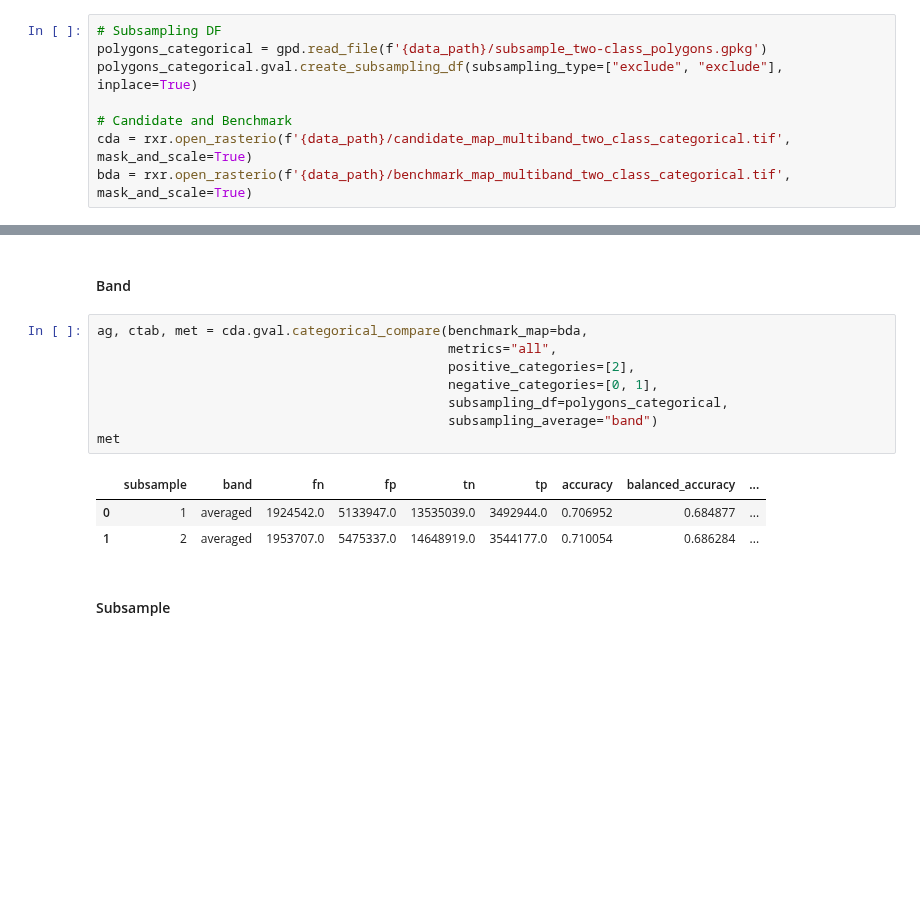
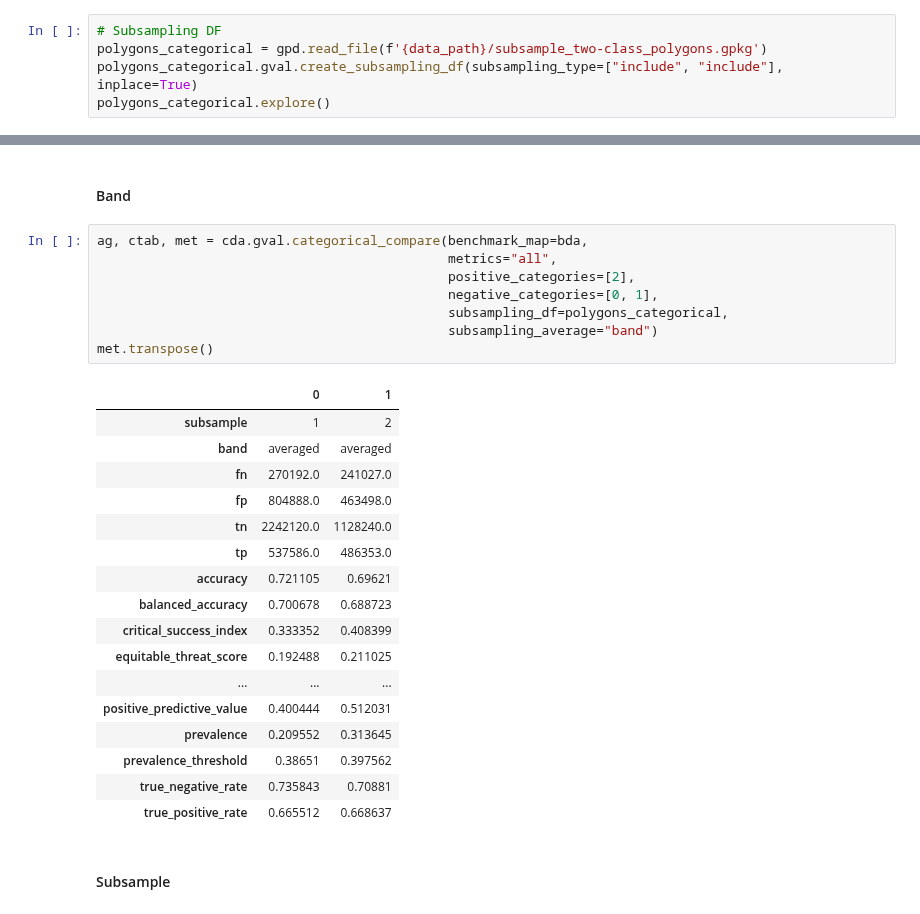
Before and after one commit to NOAA-OWP/gval, a Jupyter notebook: notebooks/Subsampling Tutorial.ipynb, the cells around one changed output, grey strips where cells are left out. Drawn from its saved outputs; the diff is of its cells as text; blank space fills up the shorter version.

```diff
--- a/notebooks/Subsampling Tutorial.ipynb
+++ b/notebooks/Subsampling Tutorial.ipynb
@@ -118,8 +140,5 @@ met
 # %%
 # Subsampling DF
 polygons_categorical = gpd.read_file(f'{data_path}/subsample_two-class_polygons.gpkg')
-polygons_categorical.gval.create_subsampling_df(subsampling_type=["exclude", "exclude"], inplace=True)
-
-# Candidate and Benchmark
-cda = rxr.open_rasterio(f'{data_path}/candidate_map_multiband_two_class_categorical.tif', mask_and_scale=True)
-bda = rxr.open_rasterio(f'{data_path}/benchmark_map_multiband_two_class_categorical.tif', mask_and_scale=True)
+polygons_categorical.gval.create_subsampling_df(subsampling_type=["include", "include"], inplace=True)
+polygons_categorical.explore()
@@ -150,15 +209,29 @@ met
 # %%
 ag, ctab, met = cda.gval.categorical_compare(benchmark_map=bda,
                                              metrics="all",
                                              positive_categories=[2],
                                              negative_categories=[0, 1],
                                              subsampling_df=polygons_categorical,
                                              subsampling_average="band")
-met
+met.transpose()
 # %% [output]
-|  | subsample | band | fn | fp | tn | tp | accuracy | balanced_accuracy | ... |
-| 0 | 1 | averaged | 1924542.0 | 5133947.0 | 13535039.0 | 3492944.0 | 0.706952 | 0.684877 | ... |
-| 1 | 2 | averaged | 1953707.0 | 5475337.0 | 14648919.0 | 3544177.0 | 0.710054 | 0.686284 | ... |
+|  | 0 | 1 |
+| subsample | 1 | 2 |
+| band | averaged | averaged |
+| fn | 270192.0 | 241027.0 |
+| fp | 804888.0 | 463498.0 |
+| tn | 2242120.0 | 1128240.0 |
+| tp | 537586.0 | 486353.0 |
+| accuracy | 0.721105 | 0.69621 |
+| balanced_accuracy | 0.700678 | 0.688723 |
+| critical_success_index | 0.333352 | 0.408399 |
+| equitable_threat_score | 0.192488 | 0.211025 |
+| ... | ... | ... |
+| positive_predictive_value | 0.400444 | 0.512031 |
+| prevalence | 0.209552 | 0.313645 |
+| prevalence_threshold | 0.38651 | 0.397562 |
+| true_negative_rate | 0.735843 | 0.70881 |
+| true_positive_rate | 0.665512 | 0.668637 |
 # %% [markdown]
 #### Subsample
 # %%
```
Also changed, not shown: parts of 25 cells of this notebook, 13 other files.
